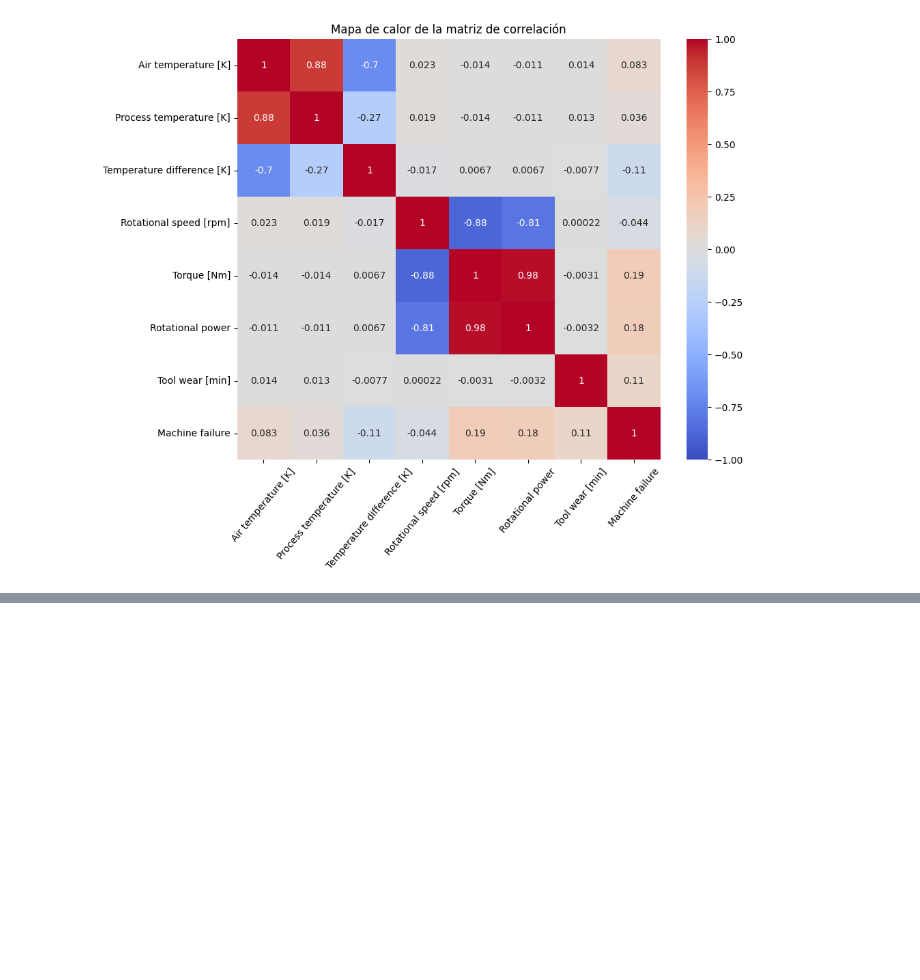
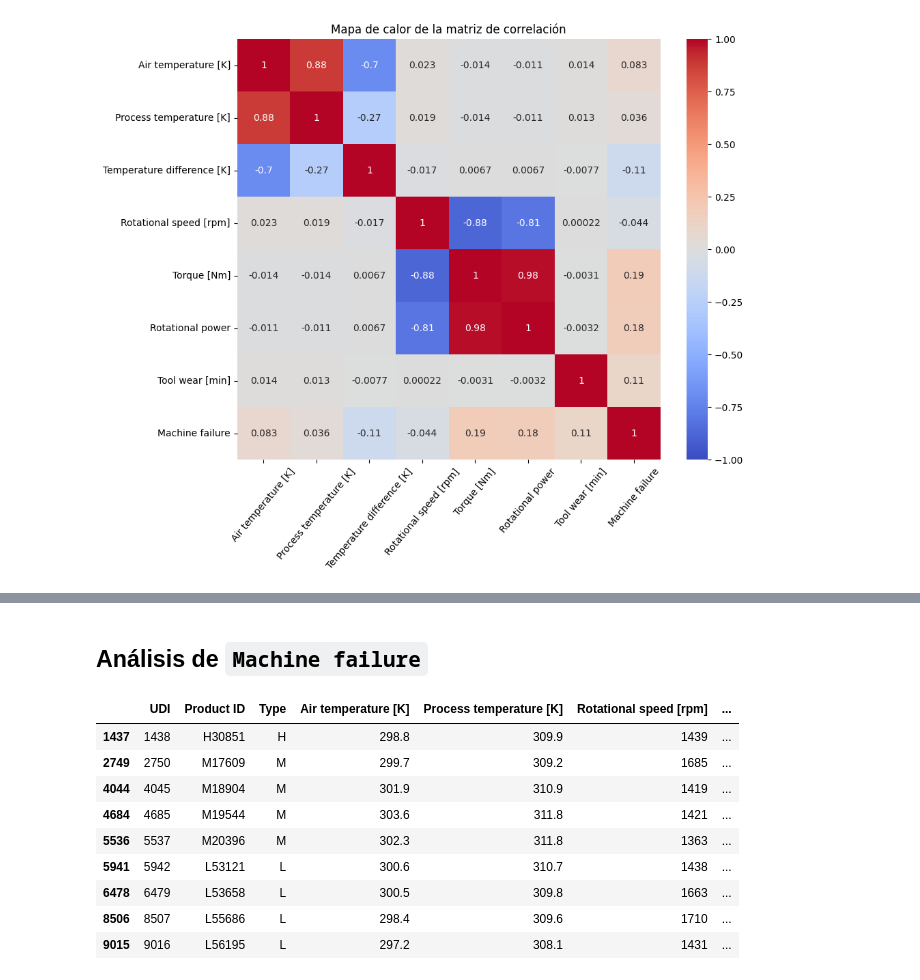
Before and after one commit to CesarArroyo09/predictive-maintenance-milling, a Jupyter notebook: EDA.ipynb, the cells around one changed output, grey strips where cells are left out. Saved outputs shown, nothing was run; the diff lists cells and outputs as text; code cells hidden in the pictures; blank space fills up the shorter version.

```diff
--- a/EDA.ipynb
+++ b/EDA.ipynb
@@ -238,0 +253,2 @@ plt.show()
+# %% [markdown]
+## Análisis de `Machine failure`
@@ -238,0 +264,14 @@ plt.show()
+# %%
+# Get rows which are labeled as machine failure but don't have failure type
+machine_failure[(machine_failure['Machine failure'] == 1) & not_failure_type]
+# %% [output]
+|  | UDI | Product ID | Type | Air temperature [K] | Process temperature [K] | Rotational speed [rpm] | ... |
+| 1437 | 1438 | H30851 | H | 298.8 | 309.9 | 1439 | ... |
+| 2749 | 2750 | M17609 | M | 299.7 | 309.2 | 1685 | ... |
+| 4044 | 4045 | M18904 | M | 301.9 | 310.9 | 1419 | ... |
+| 4684 | 4685 | M19544 | M | 303.6 | 311.8 | 1421 | ... |
+| 5536 | 5537 | M20396 | M | 302.3 | 311.8 | 1363 | ... |
+| 5941 | 5942 | L53121 | L | 300.6 | 310.7 | 1438 | ... |
+| 6478 | 6479 | L53658 | L | 300.5 | 309.8 | 1663 | ... |
+| 8506 | 8507 | L55686 | L | 298.4 | 309.6 | 1710 | ... |
+| 9015 | 9016 | L56195 | L | 297.2 | 308.1 | 1431 | ... |
```
Also changed, not shown: parts of 20 cells of this notebook.
